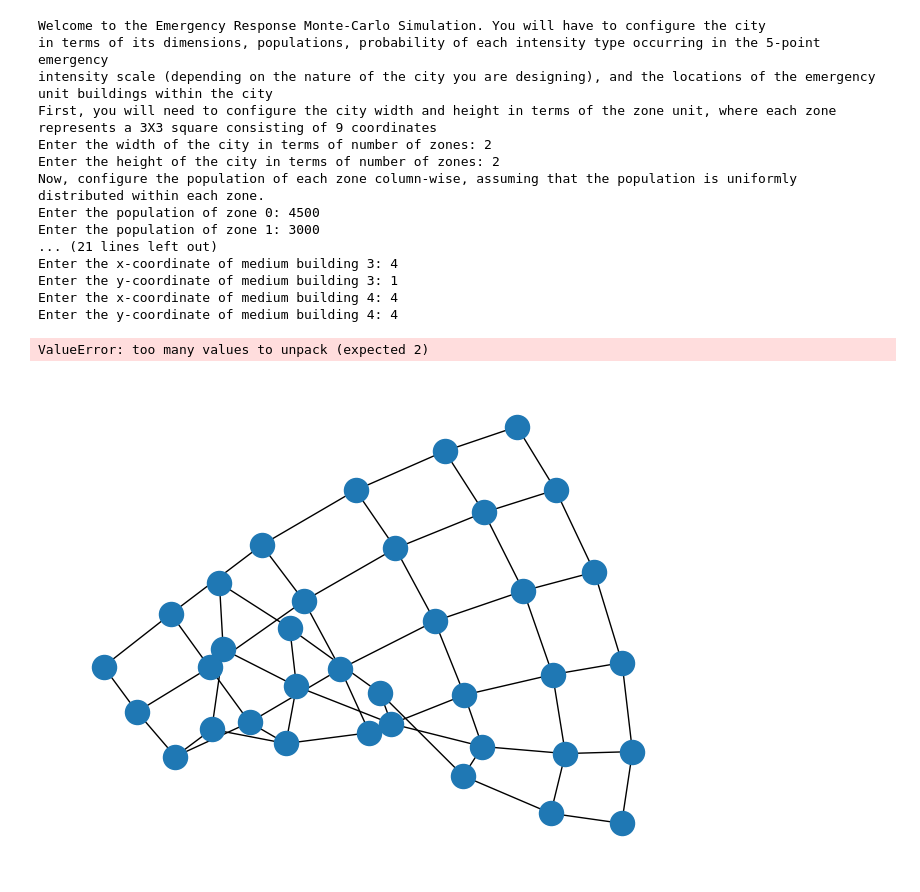
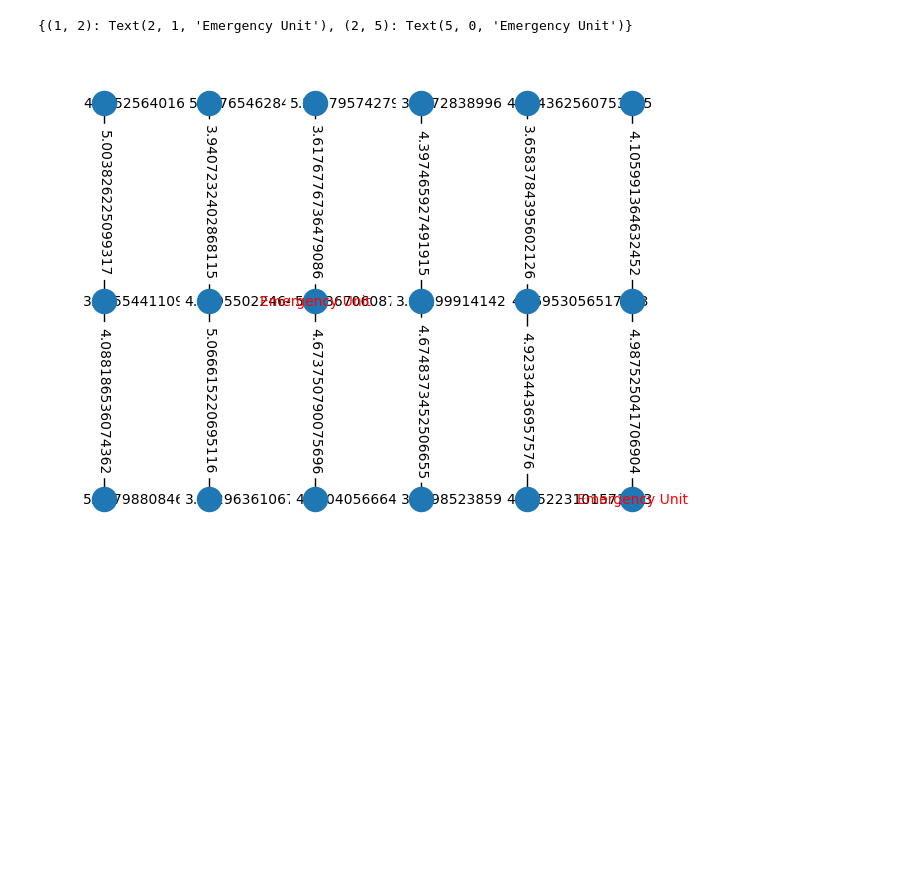
Before and after one commit to Praetor07/CityPlanner_MonteCarlo-Sim, a Jupyter notebook: Emergency Response Simulation Visualization.ipynb, the cells around one changed output. Drawn from its saved outputs; the diff is of its cells as text; code cells hidden in the pictures; blank space fills up the shorter version.

Commit message:
added edge case handling for no emergency units available and plotting of city graph

```diff
--- a/Emergency Response Simulation Visualization.ipynb
+++ b/Emergency Response Simulation Visualization.ipynb
@@ -7,39 +7,26 @@ from EmergencyUnit import EmergencyUnit
 city = main.configure_city()
 units = EmergencyUnit.response_buildings
 unit_locs = [unit.location for unit in units]
-labels = dict()
-node_coordinates=city.city_graph.nodes
-for node in node_coordinates:
-    if node in unit_locs:
-        labels[node] = 'Emergency Unit'
-nx.draw(city.city_graph)
-edge_labels = nx.get_edge_attributes(city.city_graph,'adjusted_time')
-nx.draw_networkx_edge_labels(city.city_graph,node_coordinates,edge_labels=edge_labels)
-nx.draw_networkx_labels(city.city_graph, node_coordinates, labels, font_size=16, font_color='r')
-a, b = main.simulate(city)
-df1 = pd.DataFrame({'Average Response Time': a})
-df1.plot()
-df2 = pd.DataFrame({'Percentage of Successfully Responded Emergencies': b})
-df2.plot()
-# for avg in aggregate_resp_times:
-#     print(avg)
+emergency_unit_labels = dict()
+pos=dict()
+node_coordinates=list(city.city_graph.nodes)
+width = city.width
+height = city.height
+dim = city.zone_dimension
+for i in range(len(node_coordinates)):
+    pos[node_coordinates[i]]=(node_coordinates[i][1], (height*dim-1)-node_coordinates[i][0])
+    if node_coordinates[i] in unit_locs:
+        emergency_unit_labels[node_coordinates[i]] = 'Emergency Unit'
+traffic_time_labels = nx.get_edge_attributes(city.city_graph,'adjusted_time')
+nx.draw(city.city_graph, pos)
+nx.draw_networkx_edge_labels(city.city_graph,pos,edge_labels=traffic_time_labels)
+nx.draw_networkx_labels(city.city_graph, pos, emergency_unit_labels, font_size=10, font_color='r')
-# %% [output]
-Welcome to the Emergency Response Monte-Carlo Simulation. You will have to configure the city
-in terms of its dimensions, populations, probability of each intensity type occurring in the 5-point emergency
-intensity scale (depending on the nature of the city you are designing), and the locations of the emergency
-unit buildings within the city
-First, you will need to configure the city width and height in terms of the zone unit, where each zone
-represents a 3X3 square consisting of 9 coordinates
-Enter the width of the city in terms of number of zones: 2
-Enter the height of the city in terms of number of zones: 2
-Now, configure the population of each zone column-wise, assuming that the population is uniformly
-distributed within each zone.
-Enter the population of zone 0: 4500
-Enter the population of zone 1: 3000
-... (21 lines left out)
-Enter the x-coordinate of medium building 3: 4
-Enter the y-coordinate of medium building 3: 1
-Enter the x-coordinate of medium building 4: 4
-Enter the y-coordinate of medium building 4: 4
-ValueError: too many values to unpack (expected 2)
-[figure, removed]
+# %%
+resp_times, successful_perc = main.simulate(city)
+traffic_time_labels = nx.get_edge_attributes(city.city_graph,'adjusted_time')
+nx.draw(city.city_graph, pos)
+nx.draw_networkx_edge_labels(city.city_graph,pos,edge_labels=traffic_time_labels)
+nx.draw_networkx_labels(city.city_graph, pos, emergency_unit_labels, font_size=10, font_color='r')
+# %% [output]
+{(1, 2): Text(2, 1, 'Emergency Unit'), (2, 5): Text(5, 0, 'Emergency Unit')}
+[figure, added]
```
Also changed, not shown: parts of 1 cell of this notebook, 4 other files.
